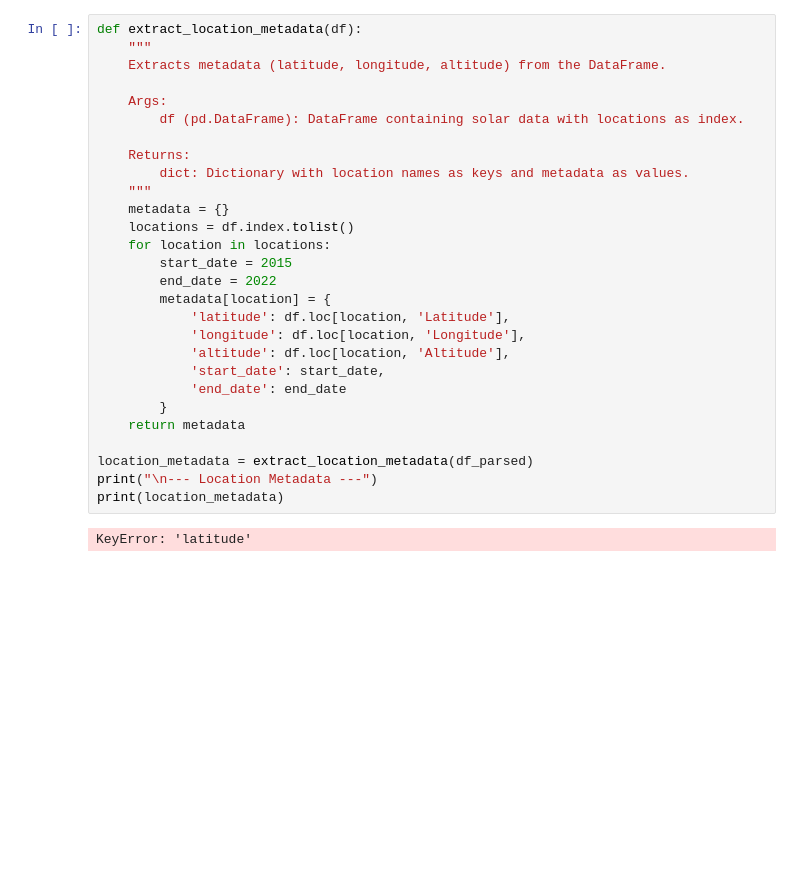
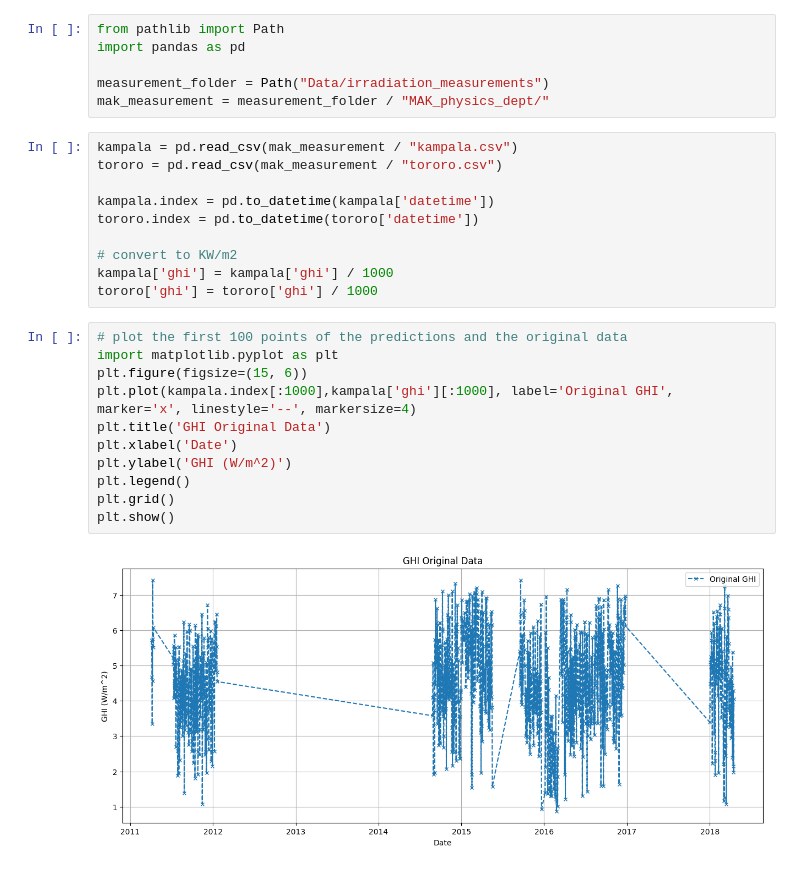
Before and after one commit to Marconi-Lab/SolarIrradiation, a Jupyter notebook: jupyter_notebooks/model_valdation.ipynb, the cells around one changed output. Cells and saved outputs as stored; diff of their text form; blank space fills up the shorter version.

```diff
--- a/jupyter_notebooks/model_valdation.ipynb
+++ b/jupyter_notebooks/model_valdation.ipynb
@@ -1,30 +1,29 @@
-# %%
-def extract_location_metadata(df):
-	"""
-	Extracts metadata (latitude, longitude, altitude) from the DataFrame.
-
-	Args:
-		df (pd.DataFrame): DataFrame containing solar data with locations as index.
-
-	Returns:
-		dict: Dictionary with location names as keys and metadata as values.
-	"""
-	metadata = {}
-	locations = df.index.tolist()
-	for location in locations:
-		start_date = 2015
-		end_date = 2022
-		metadata[location] = {
-			'latitude': df.loc[location, 'Latitude'],
-			'longitude': df.loc[location, 'Longitude'],
-			'altitude': df.loc[location, 'Altitude'],
-			'start_date': start_date,
-			'end_date': end_date
-		}
-	return metadata
-
-location_metadata = extract_location_metadata(df_parsed)
-print("\n--- Location Metadata ---")
-print(location_metadata)
-# %% [output]
-KeyError: 'latitude'
+# %%
+from pathlib import Path
+import pandas as pd
+
+measurement_folder = Path("Data/irradiation_measurements")
+mak_measurement = measurement_folder / "MAK_physics_dept/"
+# %%
+kampala = pd.read_csv(mak_measurement / "kampala.csv")
+tororo = pd.read_csv(mak_measurement / "tororo.csv")
+
+kampala.index = pd.to_datetime(kampala['datetime'])
+tororo.index = pd.to_datetime(tororo['datetime'])
+
+# convert to KW/m2
+kampala['ghi'] = kampala['ghi'] / 1000
+tororo['ghi'] = tororo['ghi'] / 1000
+# %%
+# plot the first 100 points of the predictions and the original data
+import matplotlib.pyplot as plt
+plt.figure(figsize=(15, 6))
+plt.plot(kampala.index[:1000],kampala['ghi'][:1000], label='Original GHI', marker='x', linestyle='--', markersize=4)
+plt.title('GHI Original Data')
+plt.xlabel('Date')
+plt.ylabel('GHI (W/m^2)')
+plt.legend()
+plt.grid()
+plt.show()
+# %% [output]
+[figure, added]
```
Also changed, not shown: parts of 31 cells of this notebook, 5 other files.
